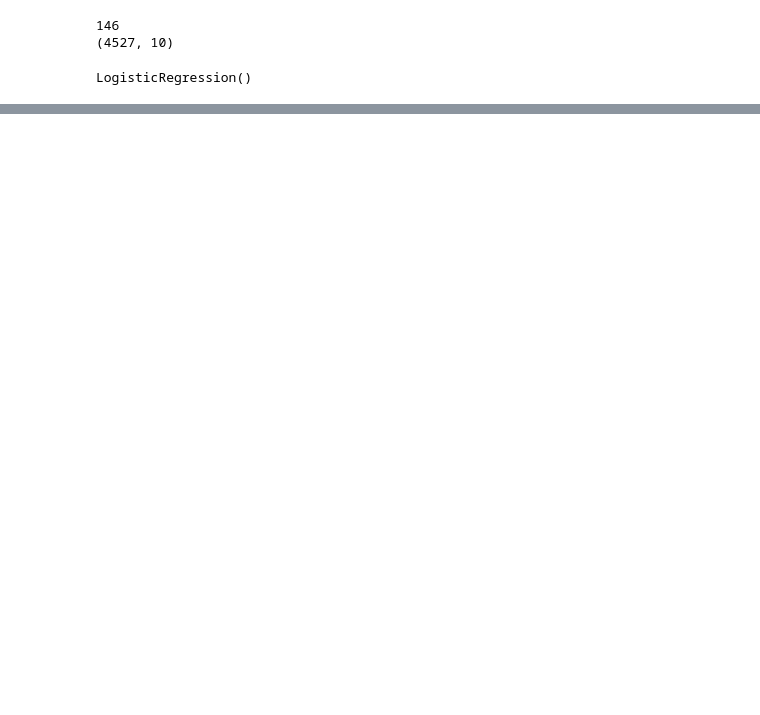
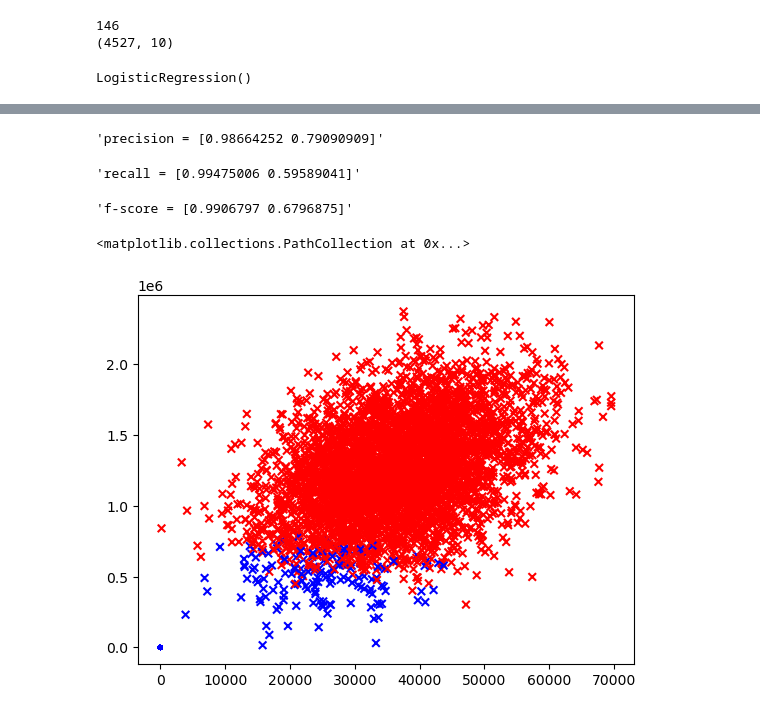
Before and after one commit to Jamessanfor/Project7, a Jupyter notebook: Project_07.ipynb, the cells around one changed output, grey strips where cells are left out. Cells and saved outputs as stored; diff of their text form; code cells hidden in the pictures; blank space fills up the shorter version.

```diff
--- a/Project_07.ipynb
+++ b/Project_07.ipynb
@@ -140,0 +163,35 @@ display('f-score = {}'.format(f))
+# %%
+clf = svm.SVC(kernel='poly', class_weight={0:1})
+clf.fit(X, y)
+
+y_pred = clf.predict(X)
+p,r,f,s = precision_recall_fscore_support(y, y_pred)
+display('precision = {}'.format(p))
+display('recall = {}'.format(r))
+display('f-score = {}'.format(f))
+
+# add random points
+import random
+newx = []
+newy = []
+newlabel = []
+for _ in range(5000):
+# for _ in range(5000):
+    px = random.uniform(-2,2)
+    py = random.uniform(-2.5,2.5)
+    plabel = clf.predict([[px,py]])
+    newx.append(px)
+    newy.append(py)
+    newlabel.append(plabel)
+
+color = ['r' if y_ == 0 else 'b' for y_ in newlabel]
+plt.scatter(newx, newy, c=color, marker='o', s=7);
+
+color = ['r' if y_ == 0 else 'b' for y_ in y]
+plt.scatter( bystate['Area Population'], bystate['Price'],c=color, s=30, marker='x')
+# %% [output]
+'precision = [0.98664252 0.79090909]'
+'recall = [0.99475006 0.59589041]'
+'f-score = [0.9906797 0.6796875]'
+<matplotlib.collections.PathCollection at 0x...>
+[figure, added]
```
Also changed, not shown: parts of 5 cells of this notebook.
